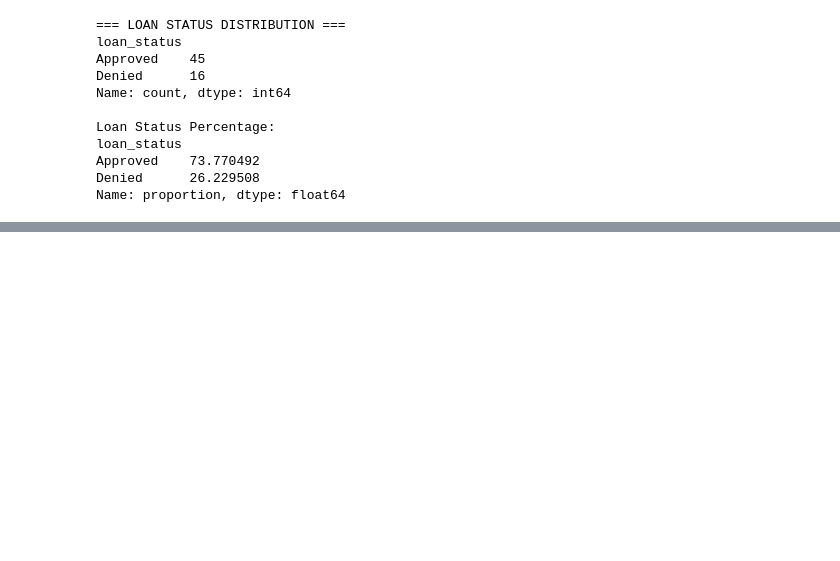
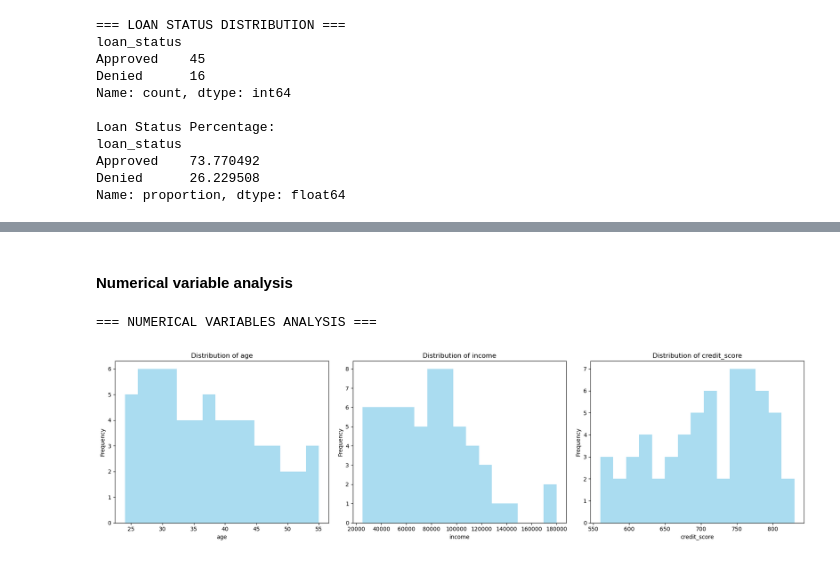
Before and after one commit to dilliram-code/Project-Loan-Classification-Logistic-Regression, a Jupyter notebook: loan_classification.ipynb, the cells around one changed output, grey strips where cells are left out. Drawn from its saved outputs; the diff is of its cells as text; code cells hidden in the pictures; blank space fills up the shorter version.

Commit message:
analysize: numerical variables: age, income and credit_score

```diff
--- a/loan_classification.ipynb
+++ b/loan_classification.ipynb
@@ -167,0 +177,18 @@ Name: proportion, dtype: float64
+# %% [markdown]
+#### Numerical variable analysis
+# %%
+print("=== NUMERICAL VARIABLES ANALYSIS ===")
+numerical_cols = ['age', 'income', 'credit_score']
+fig, axes = plt.subplots(1, 3, figsize=(18, 5))
+
+for i, col in enumerate(numerical_cols):
+    axes[i].hist(df[col], bins=15, alpha=0.7, color='skyblue')
+    axes[i].set_title(f'Distribution of {col}')
+    axes[i].set_xlabel(col)
+    axes[i].set_ylabel('Frequency')
+
+plt.tight_layout()
+plt.show()
+# %% [output]
+=== NUMERICAL VARIABLES ANALYSIS ===
+[figure, added]
```
Also changed, not shown: parts of 2 cells of this notebook.
